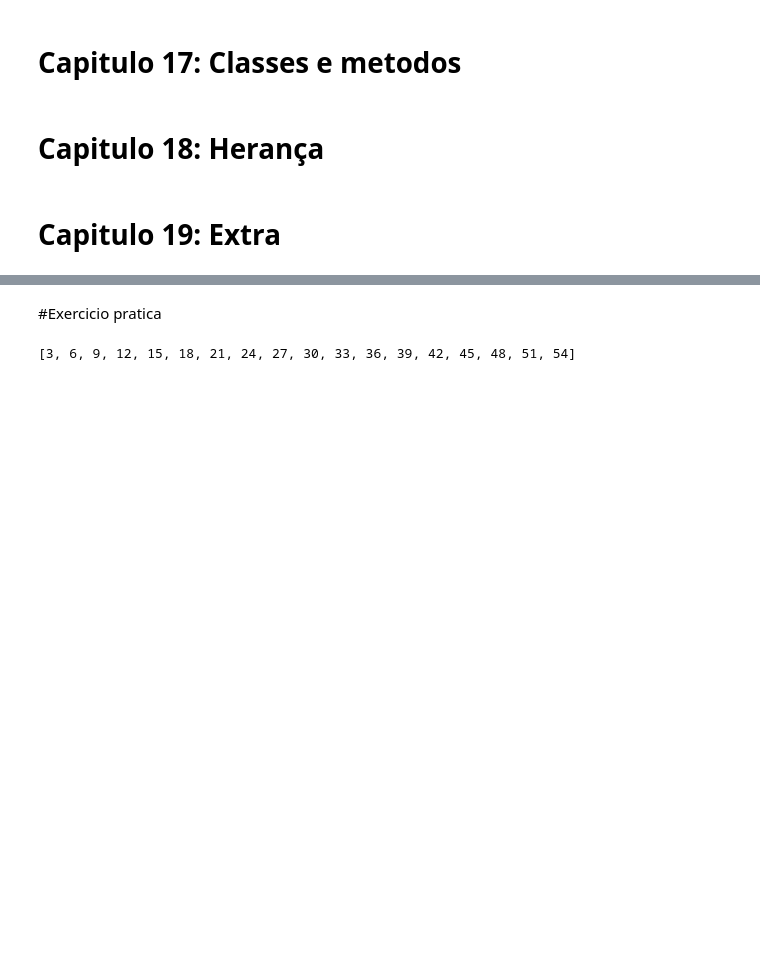
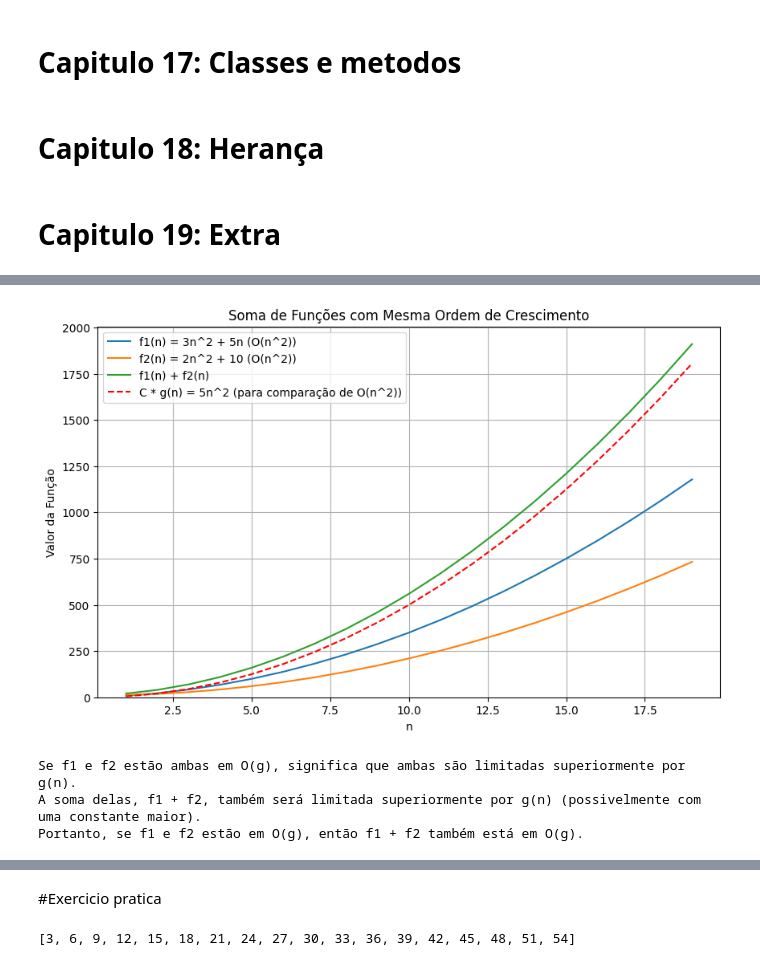
Before and after one commit to oviccenzo/pense-em-python-2-edicao-alien-downey, a Jupyter notebook: pense_em_python.ipynb, the cells around one changed output, grey strips where cells are left out. Drawn from its saved outputs; the diff is of its cells as text; code cells hidden in the pictures; blank space fills up the shorter version.

```diff
--- a/pense_em_python.ipynb
+++ b/pense_em_python.ipynb
@@ -1611,0 +2451,36 @@ Digite qualquer número: 3
+# %%
+# Para a questão 4: Se f1 e f2 estão em O(g), o que podemos dizer a respeito de f1 + f2?
+
+import matplotlib.pyplot as plt
+import numpy as np
+
+def g_qn4(n): return n**2
+def f1_qn4(n): return 3 * n**2 + 5 * n
+def f2_qn4(n): return 2 * n**2 + 10
+def sum_f1_f2_qn4(n): return f1_qn4(n) + f2_qn4(n)
+
+n_values = np.arange(1, 20)
+
+plt.figure(figsize=(10, 6))
+
+plt.plot(n_values, f1_qn4(n_values), label='f1(n) = 3n^2 + 5n (O(n^2))')
+plt.plot(n_values, f2_qn4(n_values), label='f2(n) = 2n^2 + 10 (O(n^2))')
+plt.plot(n_values, sum_f1_f2_qn4(n_values), label='f1(n) + f2(n)')
+plt.plot(n_values, g_qn4(n_values) * 5, linestyle='--', color='red', label='C * g(n) = 5n^2 (para comparação de O(n^2))')
+
+plt.title('Soma de Funções com Mesma Ordem de Crescimento')
+plt.xlabel('n')
+plt.ylabel('Valor da Função')
+plt.legend()
+plt.grid(True)
+plt.ylim(bottom=0)
+plt.show()
+
+print("Se f1 e f2 estão ambas em O(g), significa que ambas são limitadas superiormente por g(n).")
+print("A soma delas, f1 + f2, também será limitada superiormente por g(n) (possivelmente com uma constante maior).")
+print("Portanto, se f1 e f2 estão em O(g), então f1 + f2 também está em O(g).")
+# %% [output]
+[figure, added]
+Se f1 e f2 estão ambas em O(g), significa que ambas são limitadas superiormente por g(n).
+A soma delas, f1 + f2, também será limitada superiormente por g(n) (possivelmente com uma constante maior).
+Portanto, se f1 e f2 estão em O(g), então f1 + f2 também está em O(g).
```
Also changed, not shown: parts of 149 cells of this notebook, 1 other file.
